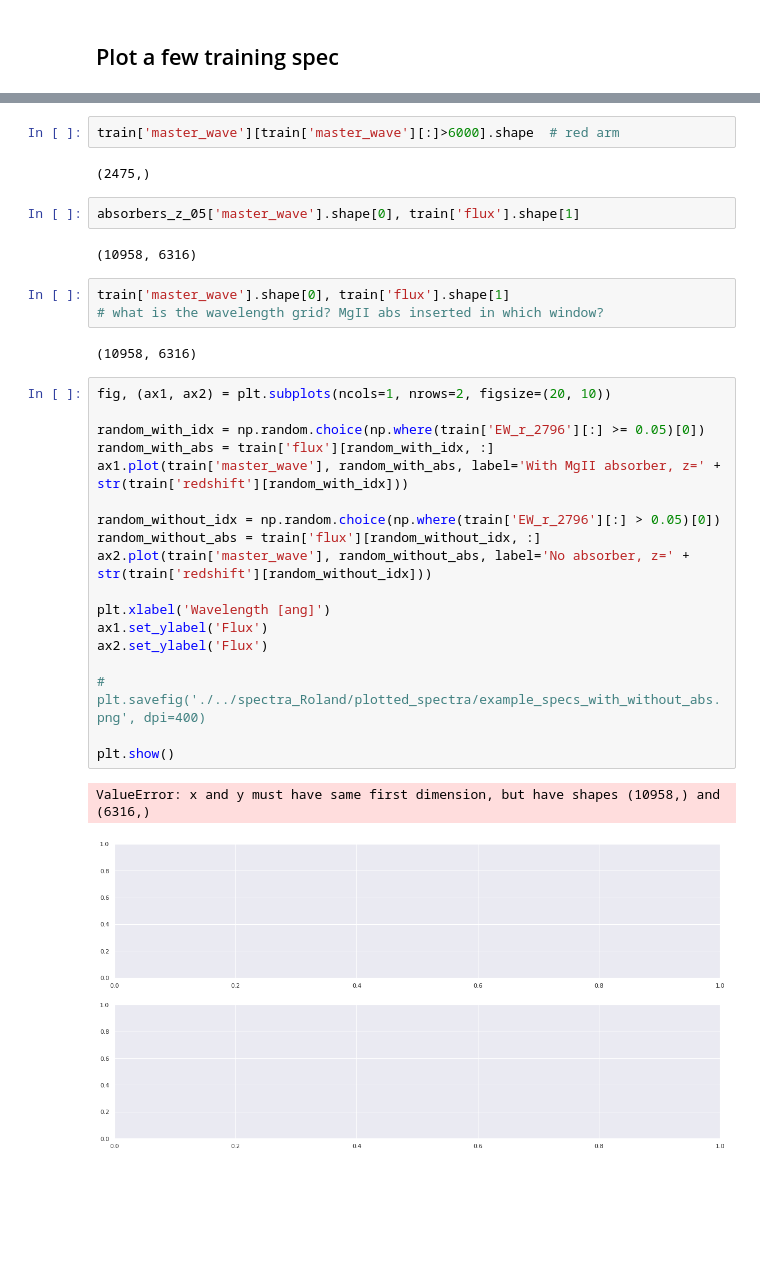
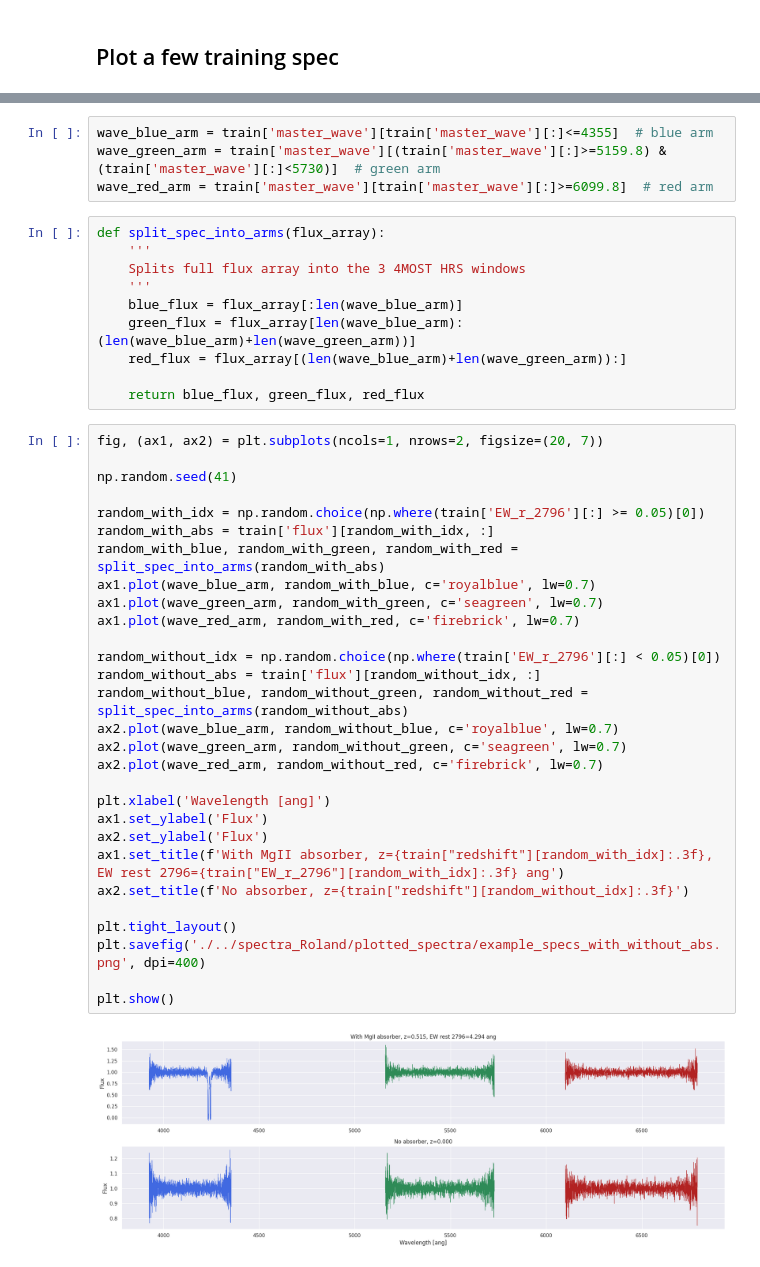
Before and after one commit to NicoGalvarino/qso-mag2net, a Jupyter notebook: inspect_spectra_R.ipynb, the cells around one changed output, grey strips where cells are left out. Drawn from its saved outputs; the diff is of its cells as text; blank space fills up the shorter version.

Commit message:
split spectra into windows and plot

```diff
--- a/inspect_spectra_R.ipynb
+++ b/inspect_spectra_R.ipynb
@@ -159,34 +137,45 @@ train.keys()
-# %%
-train['master_wave'][train['master_wave'][:]>6000].shape  # red arm
-# %% [output]
-(2475,)
-# %%
-absorbers_z_05['master_wave'].shape[0], train['flux'].shape[1]
-# %% [output]
-(10958, 6316)
-# %%
-train['master_wave'].shape[0], train['flux'].shape[1]
-# what is the wavelength grid? MgII abs inserted in which window?
-# %% [output]
-(10958, 6316)
+# %%
+wave_blue_arm = train['master_wave'][train['master_wave'][:]<=4355]  # blue arm
+wave_green_arm = train['master_wave'][(train['master_wave'][:]>=5159.8) & (train['master_wave'][:]<5730)]  # green arm
+wave_red_arm = train['master_wave'][train['master_wave'][:]>=6099.8]  # red arm
+# %%
+def split_spec_into_arms(flux_array):
+    '''
+    Splits full flux array into the 3 4MOST HRS windows
+    '''
+    blue_flux = flux_array[:len(wave_blue_arm)]
+    green_flux = flux_array[len(wave_blue_arm):(len(wave_blue_arm)+len(wave_green_arm))]
+    red_flux = flux_array[(len(wave_blue_arm)+len(wave_green_arm)):]
+
+    return blue_flux, green_flux, red_flux
 # %%
-fig, (ax1, ax2) = plt.subplots(ncols=1, nrows=2, figsize=(20, 10))
+fig, (ax1, ax2) = plt.subplots(ncols=1, nrows=2, figsize=(20, 7))
+
+np.random.seed(41)
 
 random_with_idx = np.random.choice(np.where(train['EW_r_2796'][:] >= 0.05)[0])
 random_with_abs = train['flux'][random_with_idx, :]
-ax1.plot(train['master_wave'], random_with_abs, label='With MgII absorber, z=' + str(train['redshift'][random_with_idx]))
+random_with_blue, random_with_green, random_with_red = split_spec_into_arms(random_with_abs)
+ax1.plot(wave_blue_arm, random_with_blue, c='royalblue', lw=0.7)
+ax1.plot(wave_green_arm, random_with_green, c='seagreen', lw=0.7)
+ax1.plot(wave_red_arm, random_with_red, c='firebrick', lw=0.7)
 
-random_without_idx = np.random.choice(np.where(train['EW_r_2796'][:] > 0.05)[0])
+random_without_idx = np.random.choice(np.where(train['EW_r_2796'][:] < 0.05)[0])
 random_without_abs = train['flux'][random_without_idx, :]
-ax2.plot(train['master_wave'], random_without_abs, label='No absorber, z=' + str(train['redshift'][random_without_idx]))
+random_without_blue, random_without_green, random_without_red = split_spec_into_arms(random_without_abs)
+ax2.plot(wave_blue_arm, random_without_blue, c='royalblue', lw=0.7)
+ax2.plot(wave_green_arm, random_without_green, c='seagreen', lw=0.7)
+ax2.plot(wave_red_arm, random_without_red, c='firebrick', lw=0.7)
 
 plt.xlabel('Wavelength [ang]')
 ax1.set_ylabel('Flux')
 ax2.set_ylabel('Flux')
+ax1.set_title(f'With MgII absorber, z={train["redshift"][random_with_idx]:.3f}, EW rest 2796={train["EW_r_2796"][random_with_idx]:.3f} ang')
+ax2.set_title(f'No absorber, z={train["redshift"][random_without_idx]:.3f}')
 
-# plt.savefig('./../spectra_Roland/plotted_spectra/example_specs_with_without_abs.png', dpi=400)
+plt.tight_layout()
+plt.savefig('./../spectra_Roland/plotted_spectra/example_specs_with_without_abs.png', dpi=400)
 
 plt.show()
 # %% [output]
-ValueError: x and y must have same first dimension, but have shapes (10958,) and (6316,)
-[figure, old version]
+[figure, new version]
```
Also changed, not shown: parts of 5 cells of this notebook.
